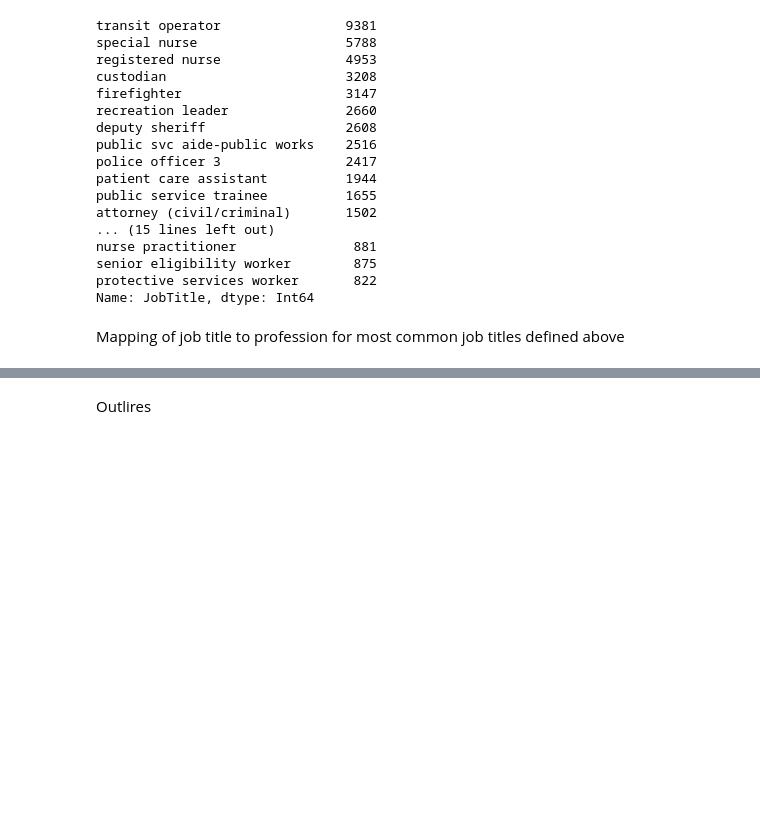
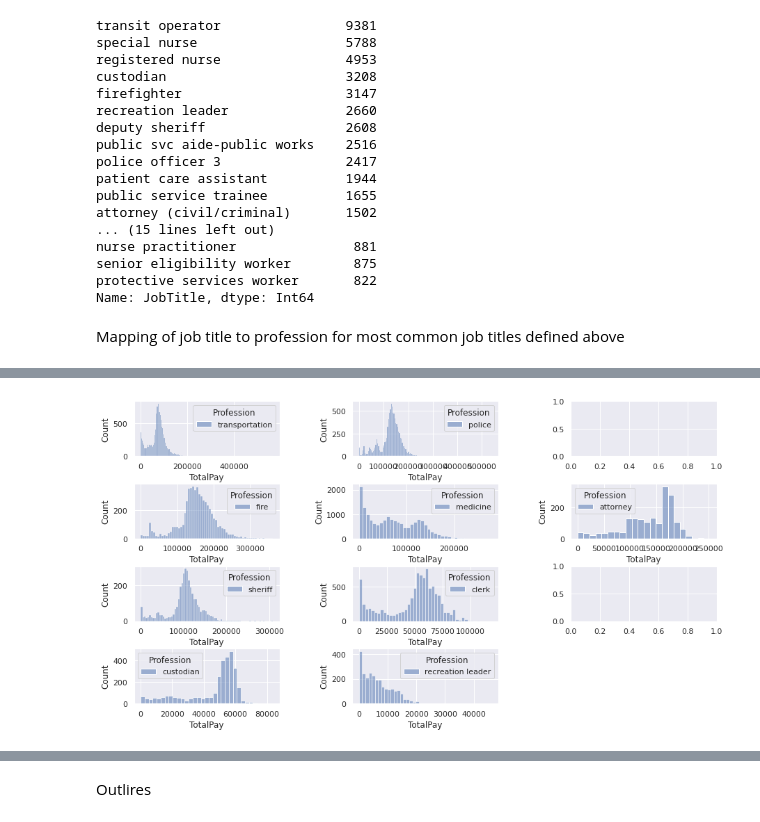
Before and after one commit to savitskaya-om/python, a Jupyter notebook: project/PROJECT.ipynb, the cells around one changed output, grey strips where cells are left out. Cells and saved outputs as stored; diff of their text form; code cells hidden in the pictures; blank space fills up the shorter version.

```diff
--- a/project/PROJECT.ipynb
+++ b/project/PROJECT.ipynb
@@ -189,3 +192,5 @@ Field PROFESSION (part I)
+# %%
+sal.JobTitle = sal.JobTitle.str.lower()
 # %%
 sal["Profession"] = "TBD"
 # %%
@@ -248,0 +280,8 @@ def_prof()
+# %%
+plt.figure(figsize=(15,8))
+for i, prof in enumerate(sal.Profession.unique()):
+  plt.subplot(4,3,i+1)
+  sns.histplot(data=sal.loc[sal.Profession.str.lower().str.contains(prof)], x="TotalPay", hue="Profession")
+plt.subplots_adjust(wspace=0.5,hspace=0.5)
+# %% [output]
+[figure, added]
```
Also changed, not shown: parts of 25 cells of this notebook.
